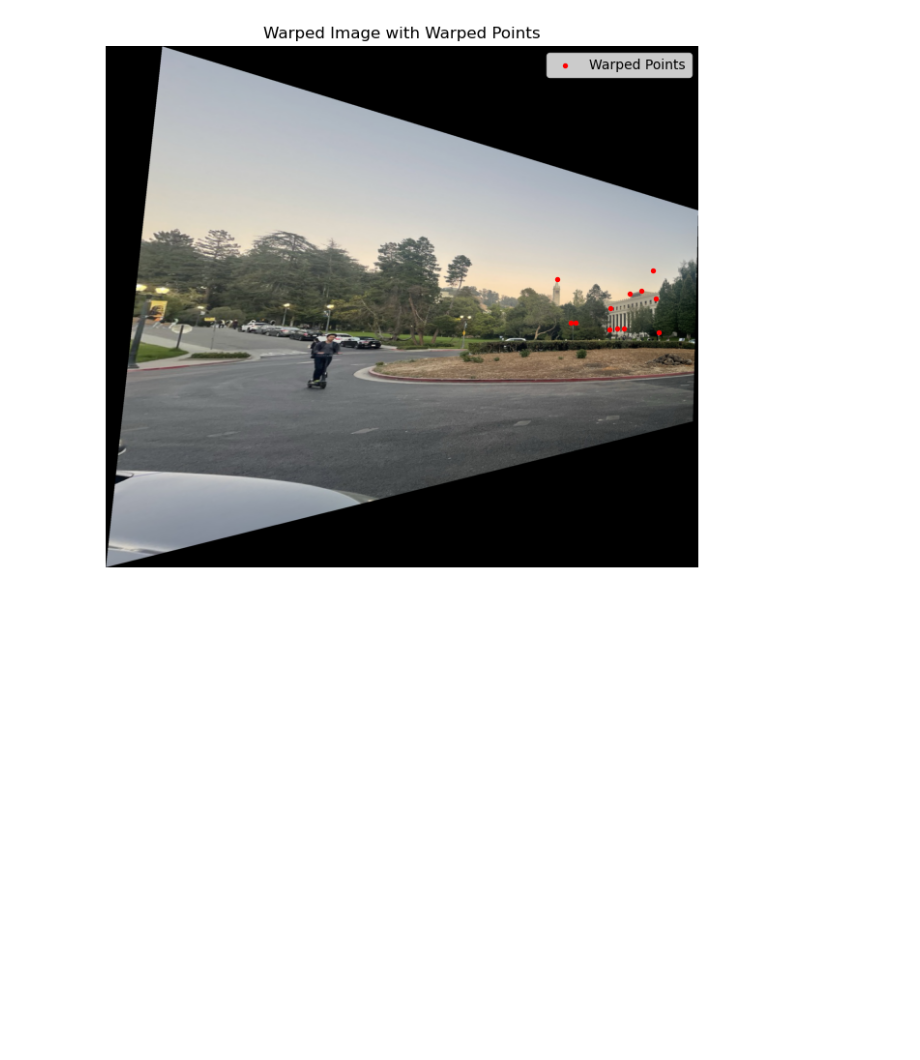
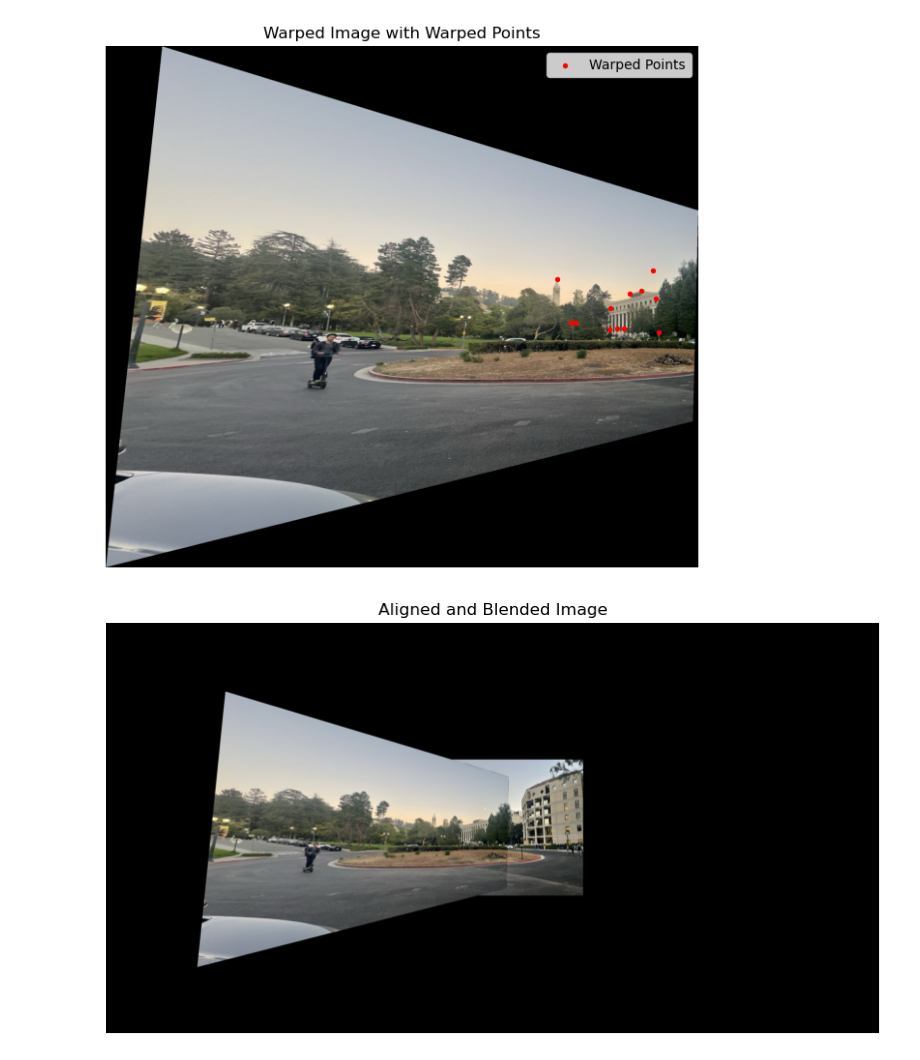
Before and after one commit to filipbagen/cs-180, a Jupyter notebook: p4-image-warping-and-mosaicing/code/main.ipynb, the cells around one changed output. Drawn from its saved outputs; the diff is of its cells as text; code cells hidden in the pictures; blank space fills up the shorter version.

Commit message:
Align warped image with regular image

```diff
--- a/p4-image-warping-and-mosaicing/code/main.ipynb
+++ b/p4-image-warping-and-mosaicing/code/main.ipynb
@@ -215,3 +215,86 @@ plt.axis('off')
 plt.show()
 # %% [output]
 [figure]
+# %%
+import numpy as np
+import cv2
+import matplotlib.pyplot as plt
+
+def alignAndBlendImages(warped_im, panorama_right, warped_points, target_points, min_x, min_y):
+    # Step 1: Compute distances
+    dist_warped = np.linalg.norm(warped_points[1] - warped_points[0])
+    dist_target = np.linalg.norm(target_points[1] - target_points[0])
+
+    # Step 2: Compute the scaling factor
+    scale = dist_target / dist_warped
+
+    # Step 3: Compute the rotation angle
+    angle_warped = np.arctan2(warped_points[1, 1] - warped_points[0, 1],
+                               warped_points[1, 0] - warped_points[0, 0])
+    angle_target = np.arctan2(target_points[1, 1] - target_points[0, 1],
+                              target_points[1, 0] - target_points[0, 0])
+
+    rotation_angle = angle_target - angle_warped
+
+    # Step 4: Compute the translation
+    translation_x = target_points[0, 0] - scale * (
+        np.cos(rotation_angle) * warped_points[0, 0] -
+        np.sin(rotation_angle) * warped_points[0, 1]
+    )
+    translation_y = target_points[0, 1] - scale * (
+        np.sin(rotation_angle) * warped_points[0, 0] +
+        np.cos(rotation_angle) * warped_points[0, 1]
+    )
+
+    # Step 5: Build the affine transformation matrix
+    transformation_matrix = np.array([
+        [scale * np.cos(rotation_angle), -scale * np.sin(rotation_angle), translation_x],
+        [scale * np.sin(rotation_angle),  scale * np.cos(rotation_angle), translation_y]
+    ])
+
+    # Step 6: Apply the affine transformation to the warped image
+    height, width = panorama_right.shape[:2]
+
+    # Ensure the canvas size is large enough to fit both images
+    canvas_width = max(width, width - min_x) * 2
+    canvas_height = max(height, height - min_y) * 2
+
+    # Create a larger canvas for the warped image
+    aligned_image = cv2.warpAffine(warped_im, transformation_matrix, (canvas_width, canvas_height))
+
+    # Step 7: Overlay the aligned image over the target image (panorama_right)
+    result_image = np.zeros((canvas_height, canvas_width, 3), dtype=np.uint8)
+    center_x = (canvas_width - width) // 2
+    center_y = (canvas_height - height) // 2
+    result_image[center_y:center_y + height, center_x:center_x + width] = panorama_right  # Add the base image
+
+    # Adjust the translation for the warped image to be centered
+    translation_x_centered = translation_x + center_x
+    translation_y_centered = translation_y + center_y
+
+    # Update the transformation matrix with the centered translation
+    transformation_matrix_centered = np.array([
+        [scale * np.cos(rotation_angle), -scale * np.sin(rotation_angle), translation_x_centered],
+        [scale * np.sin(rotation_angle),  scale * np.cos(rotation_angle), translation_y_centered]
+    ])
+
+    # Apply the centered affine transformation to the warped image
+    aligned_image_centered = cv2.warpAffine(warped_im, transformation_matrix_centered, (canvas_width, canvas_height))
+
+    # Overlay the aligned warped image
+    non_black_mask = (aligned_image_centered > 0)  # Non-black pixels mask
+    result_image[non_black_mask] = aligned_image_centered[non_black_mask]
+
+    return result_image
+
+# Align and blend the images
+result_image = alignAndBlendImages(warped_left, panorama_right, warped_points, im2_points, min_x, min_y)
+
+# Display the result
+plt.figure(figsize=(10, 7))
+plt.imshow(result_image)
+plt.title('Aligned and Blended Image')
+plt.axis('off')
+plt.show()
+# %% [output]
+[figure, added]
```
